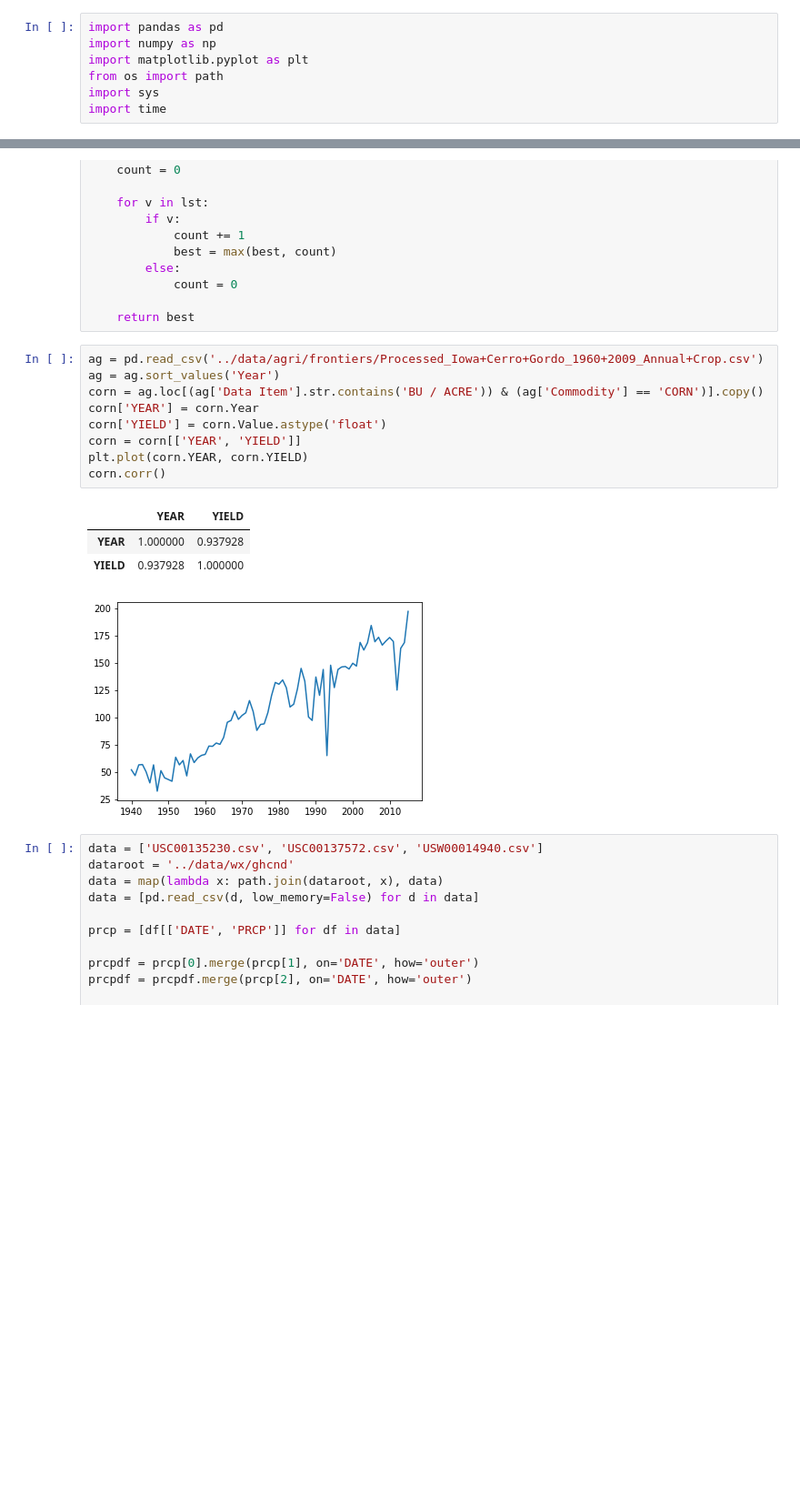
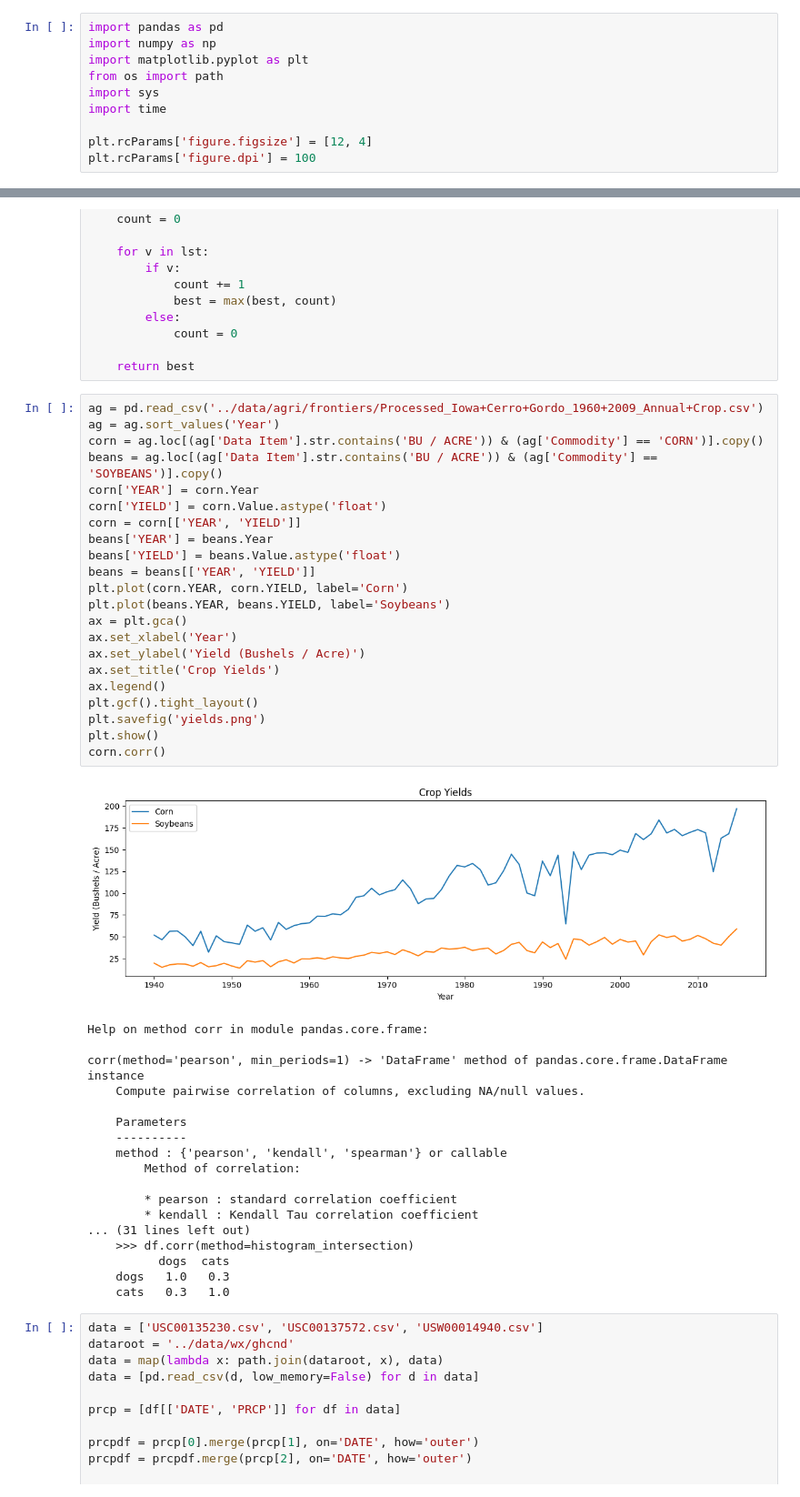
Before and after one commit to ucfjimg/CAP5610-project, a Jupyter notebook: notebooks/redo-wxextract.ipynb, the cells around one changed output, grey strips where cells are left out. Shown at 91% size. Saved outputs shown, nothing was run; the diff lists cells and outputs as text; blank space fills up the shorter version.

Commit message:
Add some final plots

```diff
--- a/notebooks/redo-wxextract.ipynb
+++ b/notebooks/redo-wxextract.ipynb
@@ -5,6 +5,9 @@ import matplotlib.pyplot as plt
 from os import path
 import sys
 import time
+
+plt.rcParams['figure.figsize'] = [12, 4]
+plt.rcParams['figure.dpi'] = 100
 # %%
 def is_season_day(m, d):
     '''
@@ -50,17 +53,44 @@ def streak(lst):
 # %%
 ag = pd.read_csv('../data/agri/frontiers/Processed_Iowa+Cerro+Gordo_1960+2009_Annual+Crop.csv')
 ag = ag.sort_values('Year')
 corn = ag.loc[(ag['Data Item'].str.contains('BU / ACRE')) & (ag['Commodity'] == 'CORN')].copy()
+beans = ag.loc[(ag['Data Item'].str.contains('BU / ACRE')) & (ag['Commodity'] == 'SOYBEANS')].copy()
 corn['YEAR'] = corn.Year
 corn['YIELD'] = corn.Value.astype('float')
 corn = corn[['YEAR', 'YIELD']]
-plt.plot(corn.YEAR, corn.YIELD)
+beans['YEAR'] = beans.Year
+beans['YIELD'] = beans.Value.astype('float')
+beans = beans[['YEAR', 'YIELD']]
+plt.plot(corn.YEAR, corn.YIELD, label='Corn')
+plt.plot(beans.YEAR, beans.YIELD, label='Soybeans')
+ax = plt.gca()
+ax.set_xlabel('Year')
+ax.set_ylabel('Yield (Bushels / Acre)')
+ax.set_title('Crop Yields')
+ax.legend()
+plt.gcf().tight_layout()
+plt.savefig('yields.png')
+plt.show()
 corn.corr()
 # %% [output]
-|  | YEAR | YIELD |
-| YEAR | 1.000000 | 0.937928 |
-| YIELD | 0.937928 | 1.000000 |
-[figure, old version]
+[figure, new version]
+Help on method corr in module pandas.core.frame:
+
+corr(method='pearson', min_periods=1) -> 'DataFrame' method of pandas.core.frame.DataFrame instance
+    Compute pairwise correlation of columns, excluding NA/null values.
+
+    Parameters
+    ----------
+    method : {'pearson', 'kendall', 'spearman'} or callable
+        Method of correlation:
+
+        * pearson : standard correlation coefficient
+        * kendall : Kendall Tau correlation coefficient
+... (31 lines left out)
+    >>> df.corr(method=histogram_intersection)
+          dogs  cats
+    dogs   1.0   0.3
+    cats   0.3   1.0
 # %%
 data = ['USC00135230.csv', 'USC00137572.csv', 'USW00014940.csv']
 dataroot = '../data/wx/ghcnd'
```
Also changed, not shown: 4 other files.
